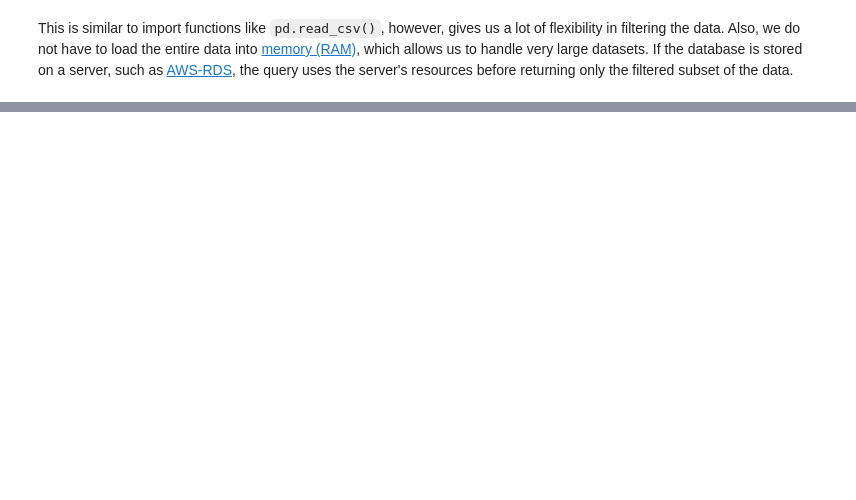
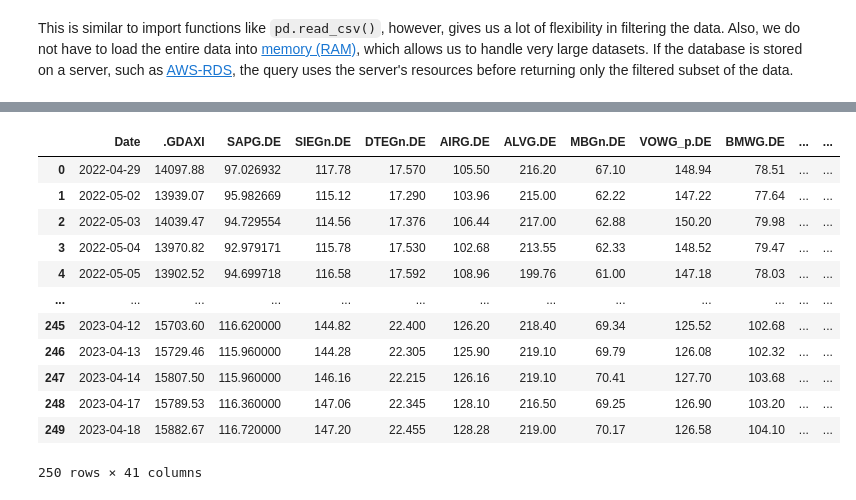
Before and after one commit to iwh-halle/FinancialDataAnalytics, a Jupyter notebook: slides_pt4.ipynb, the cells around one changed output, grey strips where cells are left out. Cells and saved outputs as stored; diff of their text form; code cells hidden in the pictures; blank space fills up the shorter version.

```diff
--- a/slides_pt4.ipynb
+++ b/slides_pt4.ipynb
@@ -364,0 +397,17 @@ dist/
+# %%
+df = pd.read_feather('https://www.dropbox.com/s/77fp9xuvy1xby7r/02_python_data.feather?dl=1')
+display(df)
+# %% [output]
+|  | Date | .GDAXI | SAPG.DE | SIEGn.DE | DTEGn.DE | AIRG.DE | ALVG.DE | MBGn.DE | VOWG_p.DE | BMWG.DE | ... | ... |
+| 0 | 2022-04-29 | 14097.88 | 97.026932 | 117.78 | 17.570 | 105.50 | 216.20 | 67.10 | 148.94 | 78.51 | ... | ... |
+| 1 | 2022-05-02 | 13939.07 | 95.982669 | 115.12 | 17.290 | 103.96 | 215.00 | 62.22 | 147.22 | 77.64 | ... | ... |
+| 2 | 2022-05-03 | 14039.47 | 94.729554 | 114.56 | 17.376 | 106.44 | 217.00 | 62.88 | 150.20 | 79.98 | ... | ... |
+| 3 | 2022-05-04 | 13970.82 | 92.979171 | 115.78 | 17.530 | 102.68 | 213.55 | 62.33 | 148.52 | 79.47 | ... | ... |
+| 4 | 2022-05-05 | 13902.52 | 94.699718 | 116.58 | 17.592 | 108.96 | 199.76 | 61.00 | 147.18 | 78.03 | ... | ... |
+| ... | ... | ... | ... | ... | ... | ... | ... | ... | ... | ... | ... | ... |
+| 245 | 2023-04-12 | 15703.60 | 116.620000 | 144.82 | 22.400 | 126.20 | 218.40 | 69.34 | 125.52 | 102.68 | ... | ... |
+| 246 | 2023-04-13 | 15729.46 | 115.960000 | 144.28 | 22.305 | 125.90 | 219.10 | 69.79 | 126.08 | 102.32 | ... | ... |
+| 247 | 2023-04-14 | 15807.50 | 115.960000 | 146.16 | 22.215 | 126.16 | 219.10 | 70.41 | 127.70 | 103.68 | ... | ... |
+| 248 | 2023-04-17 | 15789.53 | 116.360000 | 147.06 | 22.345 | 128.10 | 216.50 | 69.25 | 126.90 | 103.20 | ... | ... |
+| 249 | 2023-04-18 | 15882.67 | 116.720000 | 147.20 | 22.455 | 128.28 | 219.00 | 70.17 | 126.58 | 104.10 | ... | ... |
+250 rows × 41 columns
```
Also changed, not shown: parts of 12 cells of this notebook, 1 other file.
